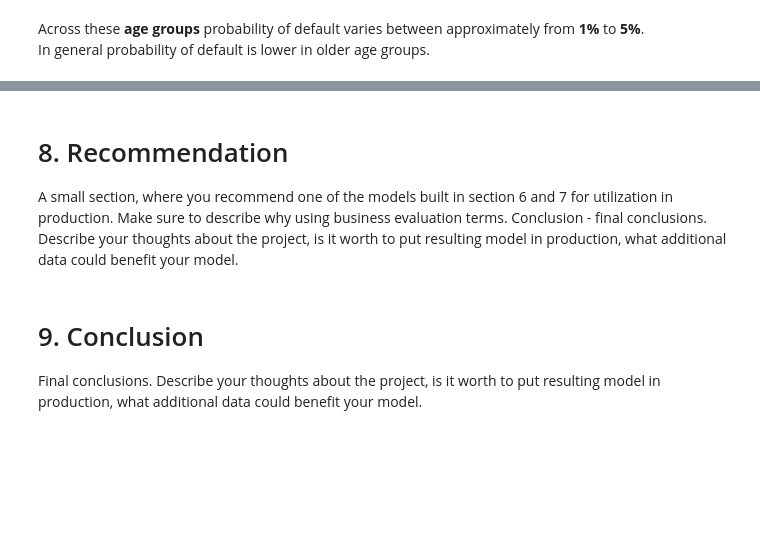
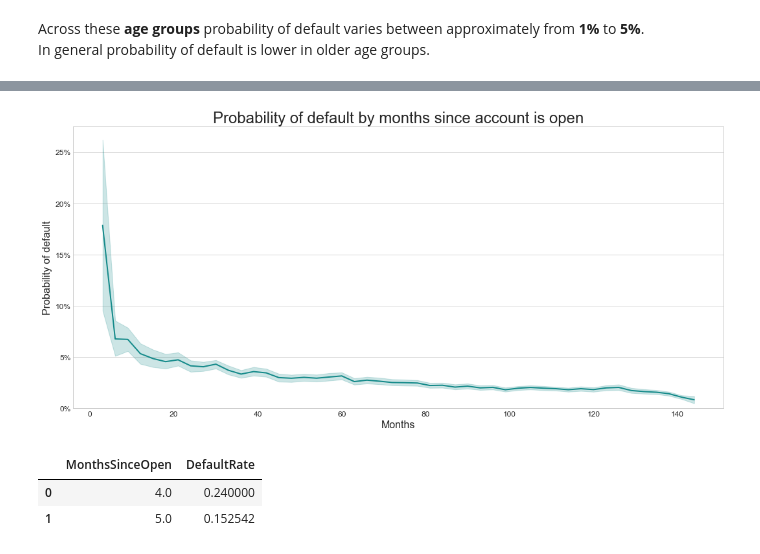
Before and after one commit to SvetlanaCipiseva/CreditScoring, a Jupyter notebook: credit_scoring.ipynb, the cells around one changed output, grey strips where cells are left out. Cells and saved outputs as stored; diff of their text form; code cells hidden in the pictures; blank space fills up the shorter version.

```diff
--- a/credit_scoring.ipynb
+++ b/credit_scoring.ipynb
@@ -313,7 +305,19 @@ Conclusion - final conclusions. Describe your thoughts about the project, is it
-# %% [markdown]
-# 8. Recommendation
-A small section, where you recommend one of the models built in section 6 and 7 for utilization in production. Make sure to describe why using business evaluation terms.
-Conclusion - final conclusions. Describe your thoughts about the project, is it worth to put resulting model in production, what additional data could benefit your model.
-# %% [markdown]
-# 9. Conclusion
-Final conclusions. Describe your thoughts about the project, is it worth to put resulting model in production, what additional data could benefit your model.
+# %%
+lineplot(df,
+         'Probability of default by months since account is open',
+         'Months',
+         'Probability of default',
+          x='MonthsSinceOpenBin',
+          y='Default', xticks=12,percent=True
+          )
+# %% [output]
+[figure, added]
+# %%
+tmp = df.groupby('MonthsSinceOpen').Default.mean().reset_index(name='DefaultRate')
+default_rate_more_10=tmp[tmp.DefaultRate>0.10]
+default_rate_for_oldest_account=tmp.DefaultRate[tmp.MonthsSinceOpen==tmp.MonthsSinceOpen.max()].sum()
+default_rate_more_10
+# %% [output]
+|  | MonthsSinceOpen | DefaultRate |
+| 0 | 4.0 | 0.240000 |
+| 1 | 5.0 | 0.152542 |
```
Also changed, not shown: parts of 102 cells of this notebook, 3 other files.
